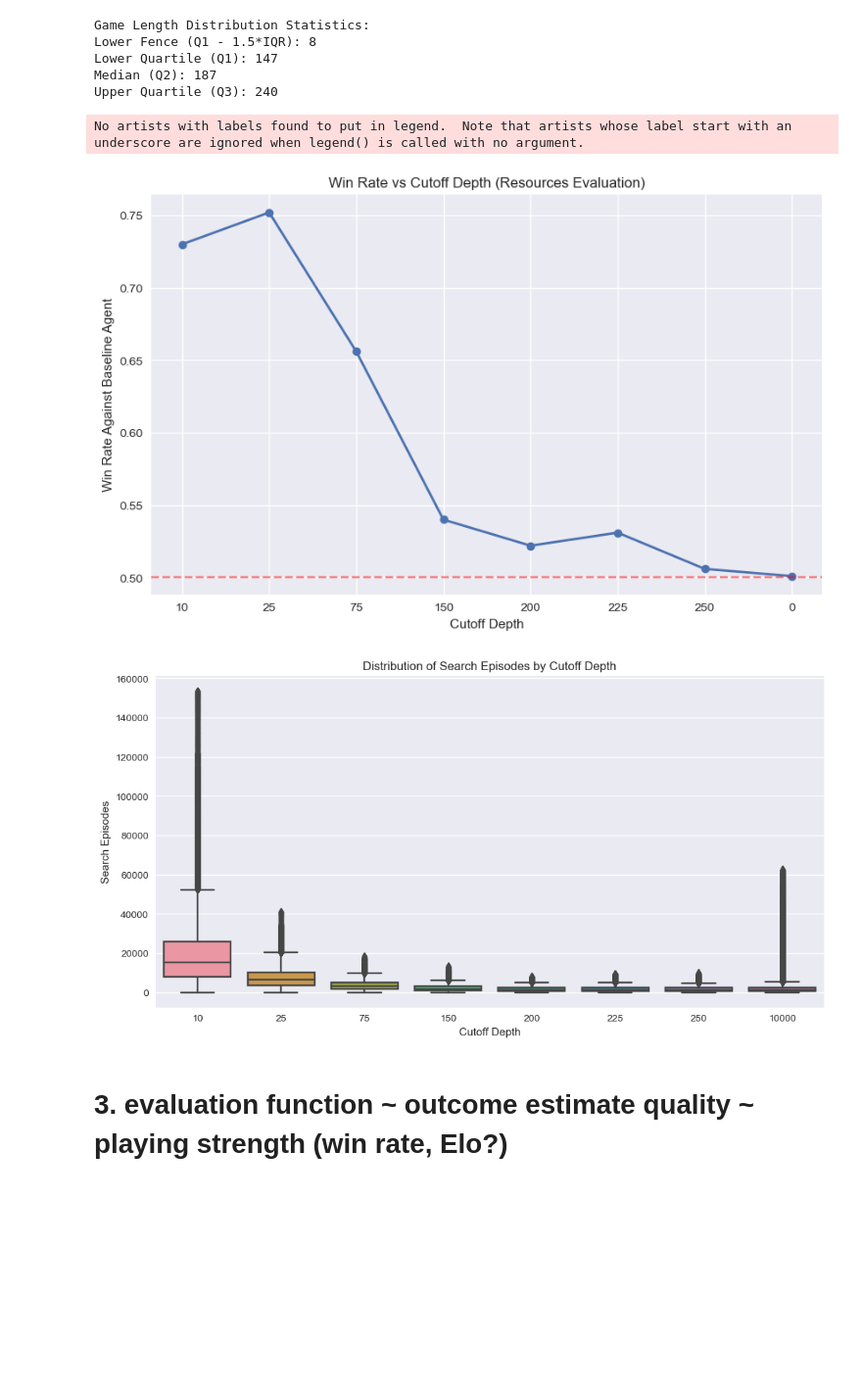
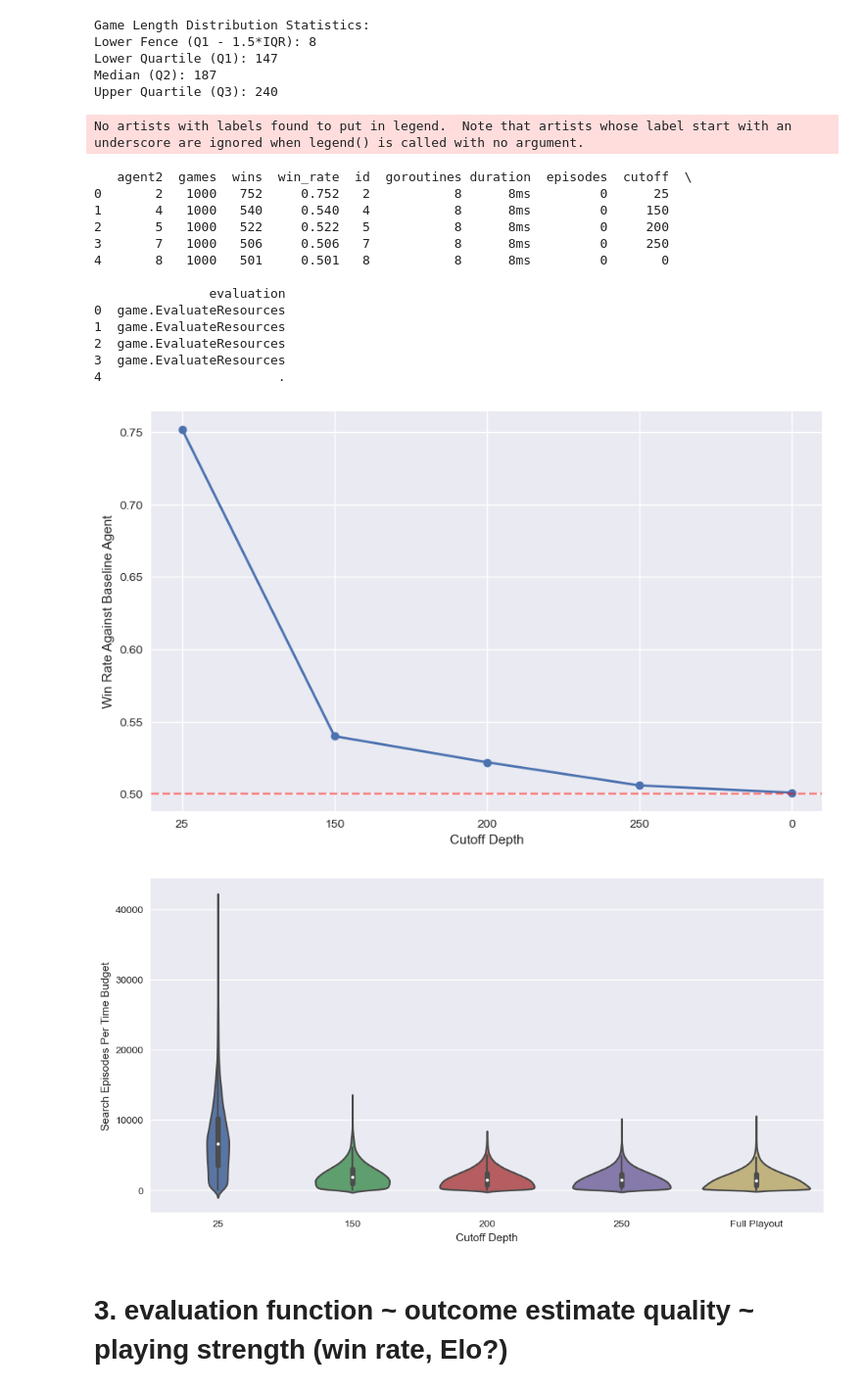
Before and after one commit to christopherWilliams98/risk-agent, a Jupyter notebook: experiments/analysis.ipynb, the cells around one changed output. Shown at 98% size. Drawn from its saved outputs; the diff is of its cells as text; code cells hidden in the pictures; blank space fills up the shorter version.

```diff
--- a/experiments/analysis.ipynb
+++ b/experiments/analysis.ipynb
@@ -158,36 +157,58 @@ Upper Quartile (Q3): 240
 
 # experiment setup: pick 1 parallel agent (e.g. 16-goroutine, full playout) as new baseline, vary cutoff depth {10 or lower fence, lower quartile, median, upper quartile, full playout} while keeping other parameters constant (5 matchups), compare win rate and Elo rating
 # hypothesis: lower cutoff depth -> faster playouts -> more episodes (fixed time budget) -> discover more possible paths -> more robust stats -> more skilled agent -> higher win rate ASSUMING evaluation function estimates outcome well
 # explanations: random full playout does not closely emulate real/intelligent game plays, good evaluation function may provide better outcome estimates, while faster rollouts allow more episodes within the same time budget
 # future work: findings/lessons learned here (to improve playing strength) transferrable to other agents (other currency levels, after tailoring cutoff depth according to its game length distribution)
 # optional: each/best agent in the cutoff depth experiment group plays 100 games against the sequential baseline, compare difference in win rates via statistical tests? (no added value)
 # *ANOVA* determines whether *3 or more groups'* means are statistically significantly different/unequal (N/A). *t-test* determines whether *2 groups'* means OR *1 group's mean vs a fixed value* are statistically significantly different/larger/smaller (N/A).
 
 # DONE: calculate and plot experiment agents' win rates
 agent_configs, game_records, move_records, output_dir = load_experiment_data("data/cutoff")
 
+agent_configs = agent_configs[agent_configs['cutoff'].isin([25, 150, 200, 250, 0])]
+game_records = game_records[game_records['agent2'].isin(agent_configs['id'])]
+move_records = move_records[move_records['game'].isin(game_records['id'])]
+
 cutoff_win_rates = calculate_win_rates(game_records, agent_configs)
+print(cutoff_win_rates)
+
 # cutoff_win_rates = process_cutoff_labels(cutoff_win_rates)
 plt = plot_win_rates(
     cutoff_win_rates,
     param_col="cutoff",
     output_dir=output_dir,
     title="Win Rate vs Cutoff Depth (Resources Evaluation)",
     xlabel="Cutoff Depth"
 )
 plt.show()
 
 show_missing_data(game_records)
 
 # DONE: calculate and plot experiment agents' throughput distribution (episodes/time budget) in the same format as concurrency experiment
-plt = plot_episodes_by_cutoff(move_records, agent_configs, output_dir)
+# plt = plot_episodes_by_cutoff(move_records, agent_configs, output_dir)
+# plt.show()
+
+plt = plot_episodes_by_cutoff_violin(move_records, agent_configs, output_dir)
 plt.show()
 
 # TODO: potentially 1) calculate the correlation coefficient 2) show the correlation (2 lines in one chart) between throughput and win rate
 # %% [output]
 No artists with labels found to put in legend.  Note that artists whose label start with an underscore are ignored when legend() is called with no argument.
+   agent2  games  wins  win_rate  id  goroutines duration  episodes  cutoff  \
+0       2   1000   752     0.752   2           8      8ms         0      25
+1       4   1000   540     0.540   4           8      8ms         0     150
+2       5   1000   522     0.522   5           8      8ms         0     200
+3       7   1000   506     0.506   7           8      8ms         0     250
+4       8   1000   501     0.501   8           8      8ms         0       0
+
+               evaluation
+0  game.EvaluateResources
+1  game.EvaluateResources
+2  game.EvaluateResources
+3  game.EvaluateResources
+4                       .
-[figure, old version]
+[figure, new version]
-[figure, old version]
+[figure, new version]
 # %% [markdown]
 # 3. evaluation function ~ outcome estimate quality ~ playing strength (win rate, Elo?)
 # %%
```
Also changed, not shown: parts of 6 cells of this notebook, 9 other files.
